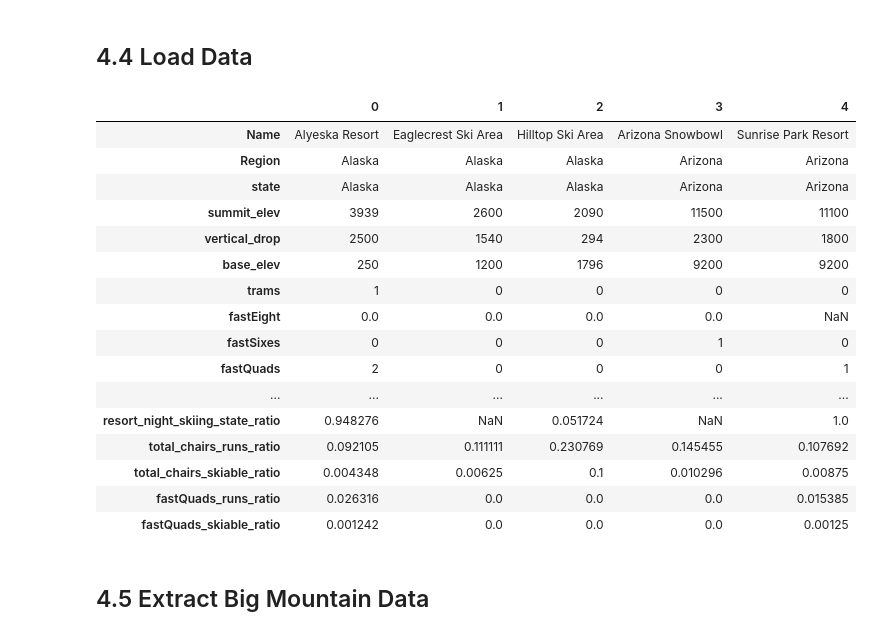
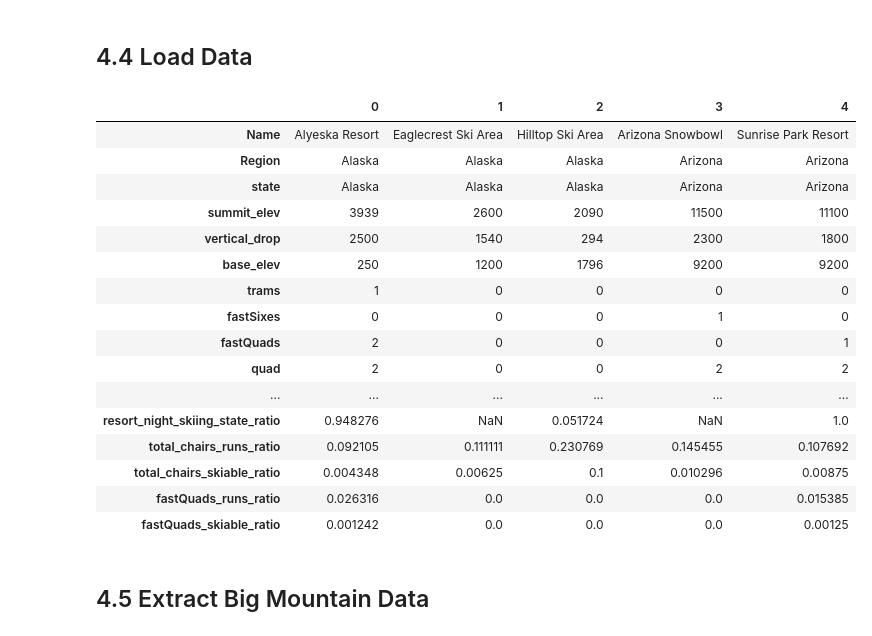
Before and after one commit to gituser2008/DataScienceGuidedCapstone, a Jupyter notebook: 04_preprocessing_and_training.ipynb, the cells around one changed output. Drawn from its saved outputs; the diff is of its cells as text; code cells hidden in the pictures.

```diff
--- a/04_preprocessing_and_training.ipynb
+++ b/04_preprocessing_and_training.ipynb
@@ -94,20 +120,20 @@ from sb_utils import save_file
 # %% [markdown]
 ## 4.4 Load Data<a id='4.4_Load_Data'></a>
 # %%
-ski_data = pd.read_csv('/Users/pavlova92/Desktop/Springboard/data/ski_data_step3_features.csv')
+ski_data = pd.read_csv('/Users/pavlova92/Desktop/data/ski_data_step3_features.csv')
 ski_data.head().T
 # %% [output]
 |  | 0 | 1 | 2 | 3 | 4 |
 | Name | Alyeska Resort | Eaglecrest Ski Area | Hilltop Ski Area | Arizona Snowbowl | Sunrise Park Resort |
 | Region | Alaska | Alaska | Alaska | Arizona | Arizona |
 | state | Alaska | Alaska | Alaska | Arizona | Arizona |
 | summit_elev | 3939 | 2600 | 2090 | 11500 | 11100 |
 | vertical_drop | 2500 | 1540 | 294 | 2300 | 1800 |
 | base_elev | 250 | 1200 | 1796 | 9200 | 9200 |
 | trams | 1 | 0 | 0 | 0 | 0 |
-| fastEight | 0.0 | 0.0 | 0.0 | 0.0 | NaN |
 | fastSixes | 0 | 0 | 0 | 1 | 0 |
 | fastQuads | 2 | 0 | 0 | 0 | 1 |
+| quad | 2 | 0 | 0 | 2 | 2 |
 | ... | ... | ... | ... | ... | ... |
 | resort_night_skiing_state_ratio | 0.948276 | NaN | 0.051724 | NaN | 1.0 |
 | total_chairs_runs_ratio | 0.092105 | 0.111111 | 0.230769 | 0.145455 | 0.107692 |
```
Also changed, not shown: parts of 101 cells of this notebook.
